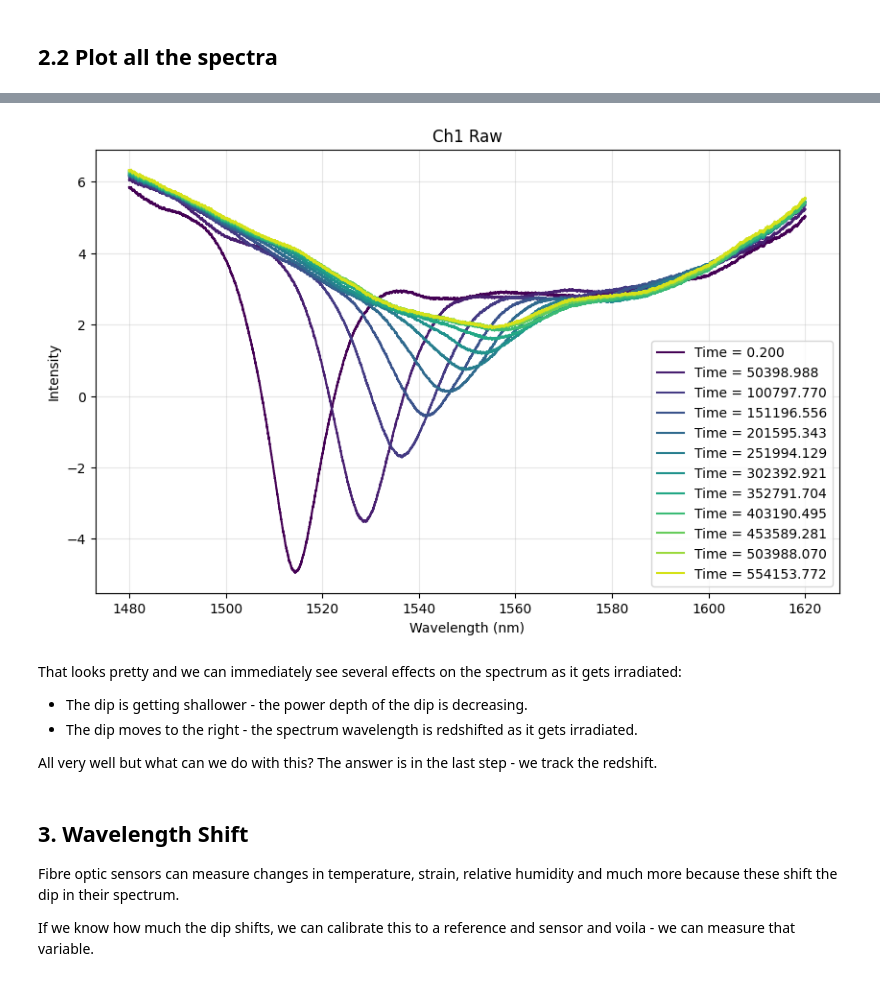
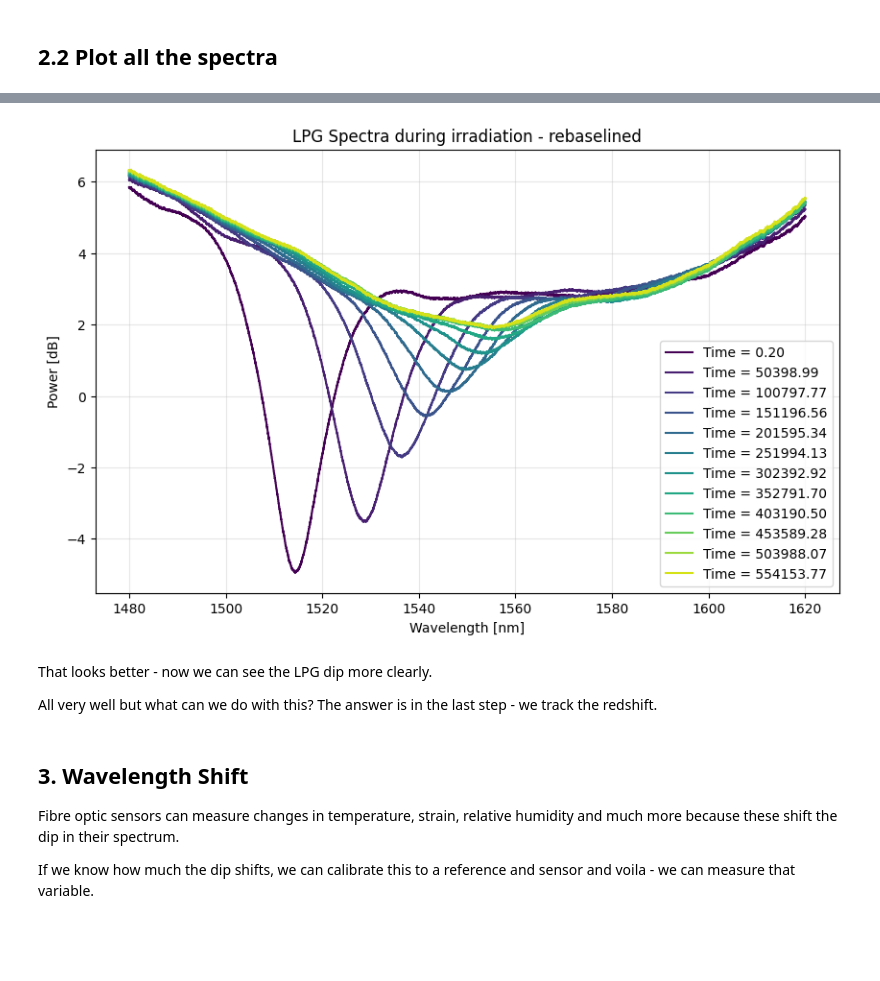
Before and after one commit to rsamconn/Fibre-optics-demo, a Jupyter notebook: fibre-demo.ipynb, the cells around one changed output, grey strips where cells are left out. Saved outputs shown, nothing was run; the diff lists cells and outputs as text; code cells hidden in the pictures; blank space fills up the shorter version.

```diff
--- a/fibre-demo.ipynb
+++ b/fibre-demo.ipynb
@@ -63,11 +65,11 @@ Let's take a look at just a single spectrum, at the very first time point.
 We'll need to use the wavelength range of the interrogator, the device that reads the spectra, which in our case is a [Hyperion si155](https://lunainc.com/sites/default/files/assets/files/data-sheets/HYPERION%20si155%20Data%20Sheet.pdf) (very expensive!). It has a range of 1460-1620 nm.
 # %%
 # Create the wavelength range
-wavelength = np.linspace(1460, 1620, spectra.shape[1])
+wavelengths = np.linspace(1460, 1620, spectra.shape[1])
 
 # Plot the first spectrum
 import matplotlib.pyplot as plt
-plt.plot(wavelength, spectra[0])
+plt.plot(wavelengths, spectra[0])
 plt.xlabel('Wavelength [nm]')
 plt.ylabel('Power [dB]')
 plt.title('First Spectrum')
@@ -82,7 +84,7 @@ Let's cut the uninteresting wavelengths out by saving versions of our data that
 # %%
 # Slice the spectra to only include wavelengths above 1480 nm
 spectra_LPG_only = spectra[:, 2500:]
-wavelength_LPG_only = wavelength_nm[2500:]
+wavelengths_LPG_only = wavelengths[2500:]
 # %% [markdown]
 ## 2.2 Plot all the spectra
 # %%
@@ -111,7 +113,7 @@ def plot_spectra(time_data, spectral_data, wavelength_data, start_idx, end_idx,
             # print(f'Number of time steps {len(range(0, len(time_data), time_step))}')
             if len(range(0, len(time_data), time_step)) <= 20:
                 # Use time values in legend if 15 or less
-                plt.plot(wavelength_slice, spectral_data[i][start_idx:end_idx], color=colors[i], label=f'Time = {time_data[i]:.3f}')
+                plt.plot(wavelength_slice, spectral_data[i][start_idx:end_idx], color=colors[i], label=f'Time = {time_data[i]:.2f}')
             else:
                 # No legend if more than 15 time points
                 plt.plot(wavelength_slice, spectral_data[i][start_idx:end_idx], color=colors[i])
@@ -125,14 +138,12 @@ def plot_spectra(time_data, spectral_data, wavelength_data, start_idx, end_idx,
 # %%
 # Subtract the baseline from the spectra
-rebaselined_spectra = spectra - baseline
+rebaselined_spectra = spectra_LPG_only - baseline[2500:]
 # %%
-plot_spectra(times, rebaselined_spectra, wavelength_nm, start_idx=2500, end_idx=-1, time_step=4, title='LPG Spectra during irradiation')
+plot_spectra(times, rebaselined_spectra, wavelengths_LPG_only, start_idx=0, end_idx=-1, time_step=4, title='LPG Spectra during irradiation - rebaselined')
 # %% [output]
-[figure, old version]
+[figure, new version]
 # %% [markdown]
-That looks pretty and we can immediately see several effects on the spectrum as it gets irradiated:
-- The dip is getting shallower - the power depth of the dip is decreasing.
-- The dip moves to the right - the spectrum wavelength is redshifted as it gets irradiated.
+That looks better - now we can see the LPG dip more clearly.
 
 All very well but what can we do with this? The answer is in the last step - we track the redshift.
 # %% [markdown]
```
Also changed, not shown: parts of 16 cells of this notebook.
